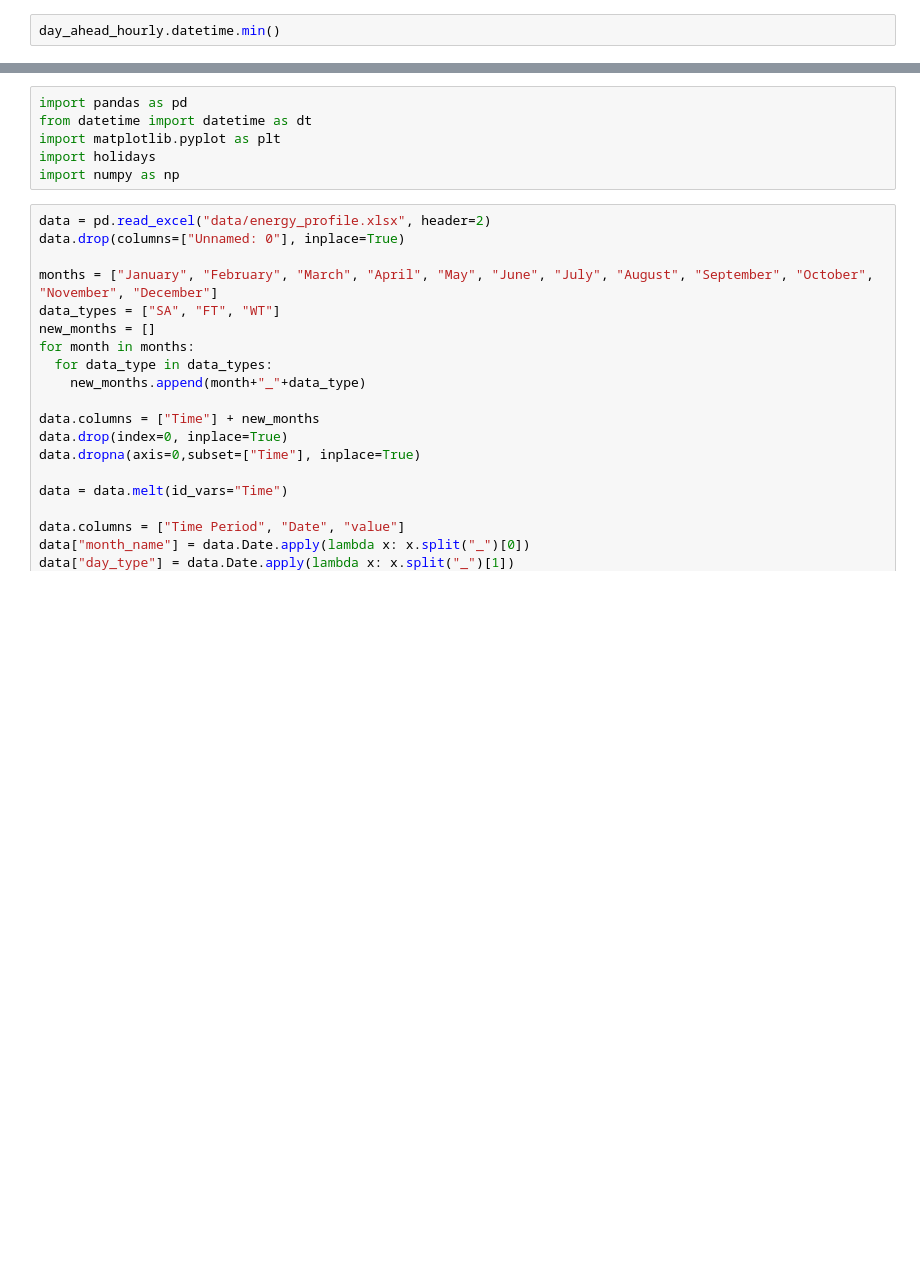
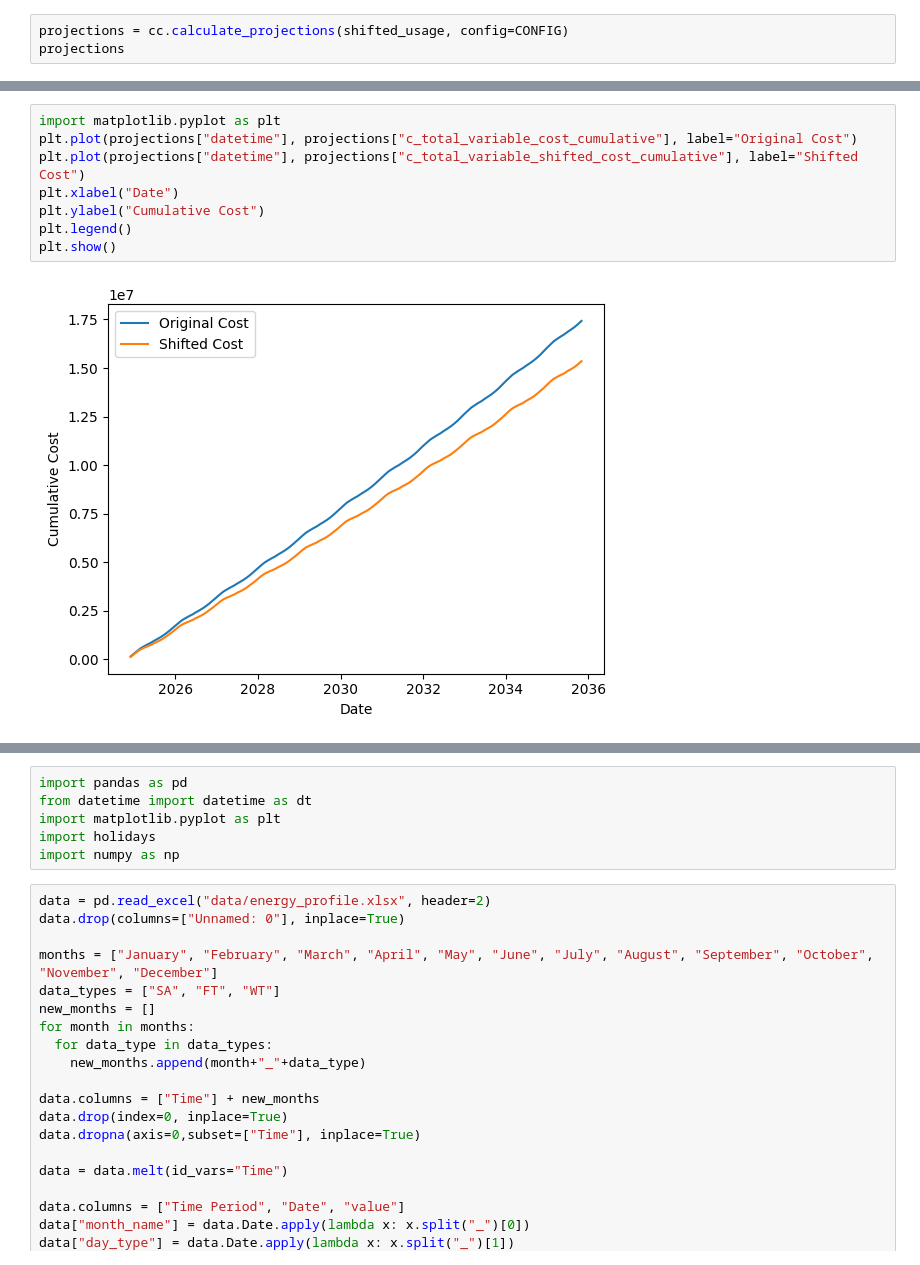
Before and after one commit to NeilSinclair/electricy-model, a Jupyter notebook: data-analysis_clean.ipynb, the cells around one changed output, grey strips where cells are left out. Cells and saved outputs as stored; diff of their text form; blank space fills up the shorter version.

```diff
--- a/data-analysis_clean.ipynb
+++ b/data-analysis_clean.ipynb
@@ -24,3 +357,4 @@ Original usage amount: 50,055.19 kWh
 # %%
-day_ahead_hourly.datetime.min()
+projections = cc.calculate_projections(shifted_usage, config=CONFIG)
+projections
 # %% [output]
@@ -27,0 +374,10 @@ Timestamp('2025-01-01 00:00:00')
+# %%
+import matplotlib.pyplot as plt
+plt.plot(projections["datetime"], projections["c_total_variable_cost_cumulative"], label="Original Cost")
+plt.plot(projections["datetime"], projections["c_total_variable_shifted_cost_cumulative"], label="Shifted Cost")
+plt.xlabel("Date")
+plt.ylabel("Cumulative Cost")
+plt.legend()
+plt.show()
+# %% [output]
+[figure, added]
```
Also changed, not shown: parts of 17 cells of this notebook, 5 other files.
